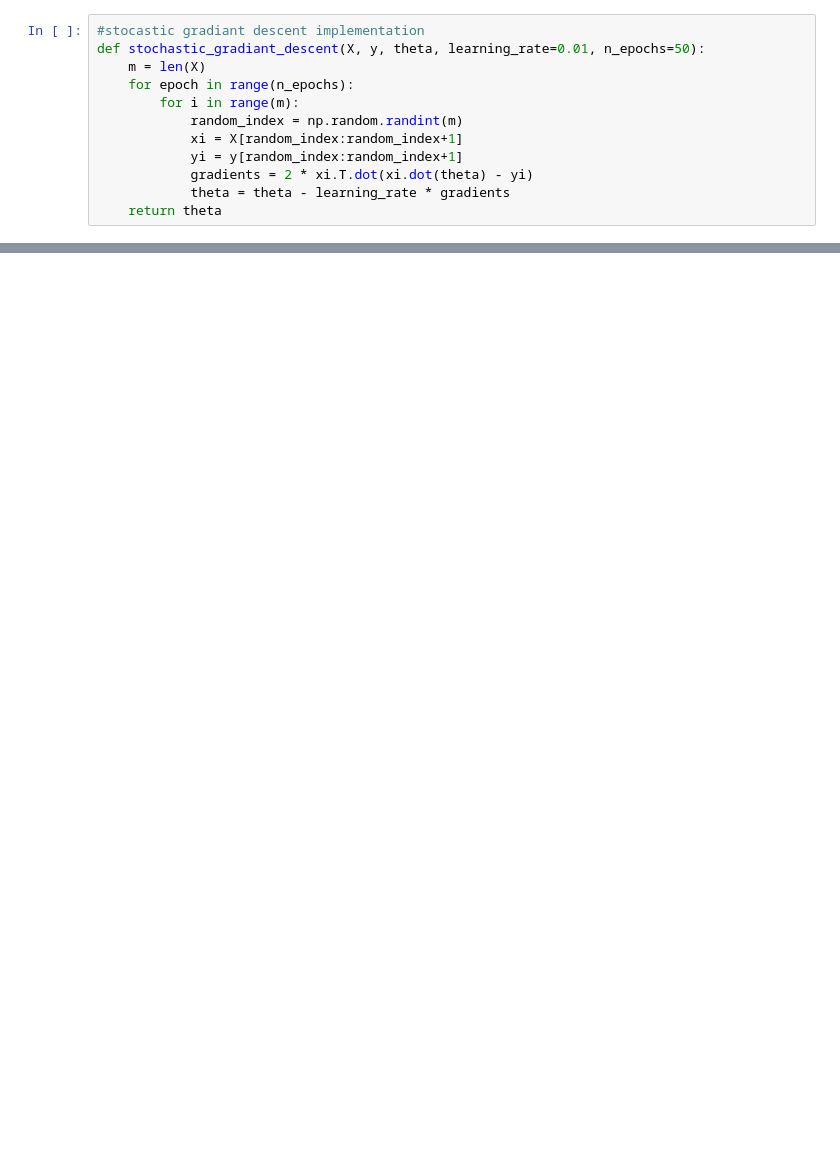
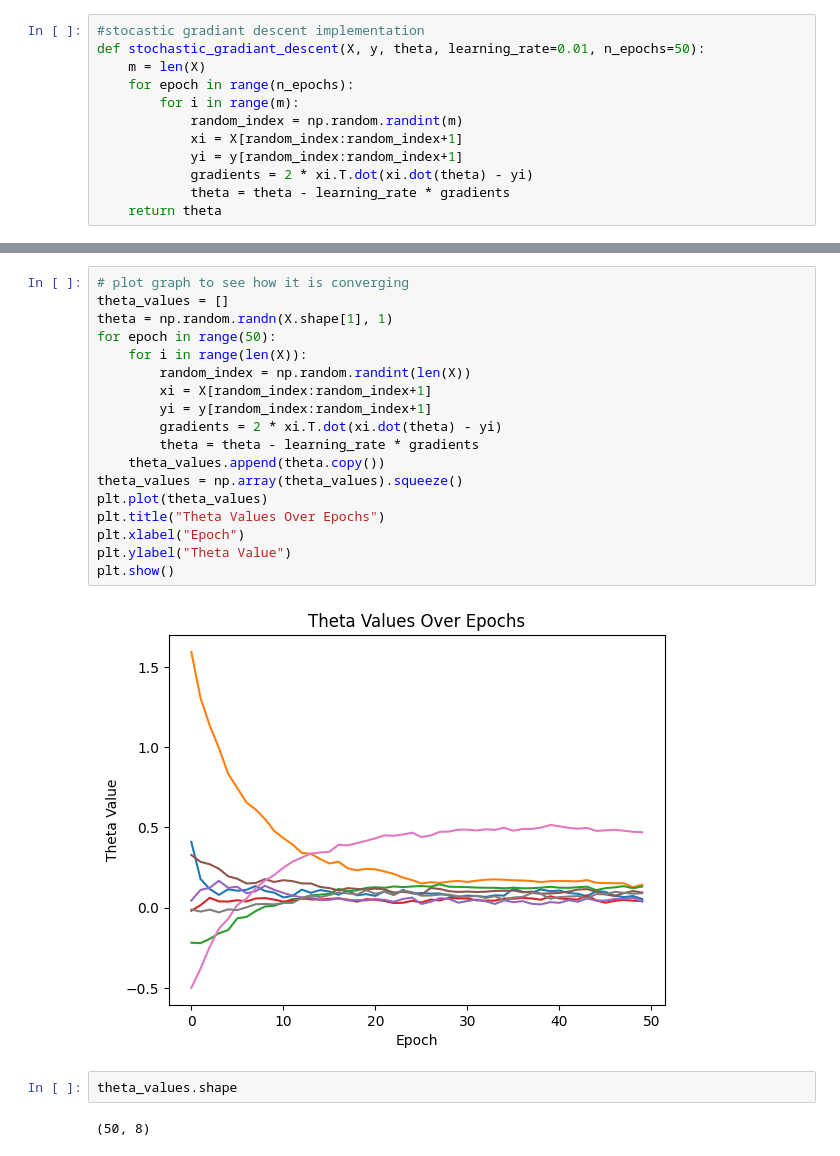
Before and after one commit to bhedadev010/deep-learning, a Jupyter notebook: types_of_gd.ipynb, the cells around one changed output, grey strips where cells are left out. Drawn from its saved outputs; the diff is of its cells as text; blank space fills up the shorter version.

```diff
--- a/types_of_gd.ipynb
+++ b/types_of_gd.ipynb
@@ -76,0 +67,24 @@ print(theta)
+# %%
+# plot graph to see how it is converging
+theta_values = []
+theta = np.random.randn(X.shape[1], 1)
+for epoch in range(50):
+    for i in range(len(X)):
+        random_index = np.random.randint(len(X))
+        xi = X[random_index:random_index+1]
+        yi = y[random_index:random_index+1]
+        gradients = 2 * xi.T.dot(xi.dot(theta) - yi)
+        theta = theta - learning_rate * gradients
+    theta_values.append(theta.copy())
+theta_values = np.array(theta_values).squeeze()
+plt.plot(theta_values)
+plt.title("Theta Values Over Epochs")
+plt.xlabel("Epoch")
+plt.ylabel("Theta Value")
+plt.show()
+# %% [output]
+[figure, added]
+# %%
+theta_values.shape
+# %% [output]
+(50, 8)
```
Also changed, not shown: parts of 8 cells of this notebook.
